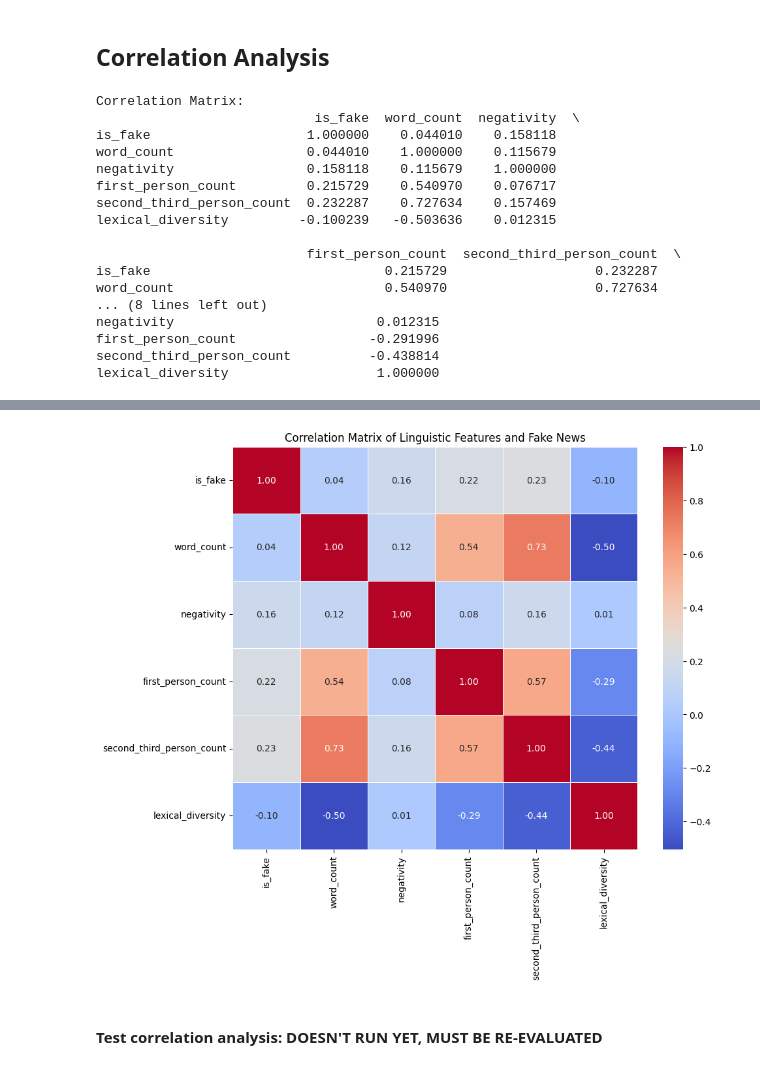
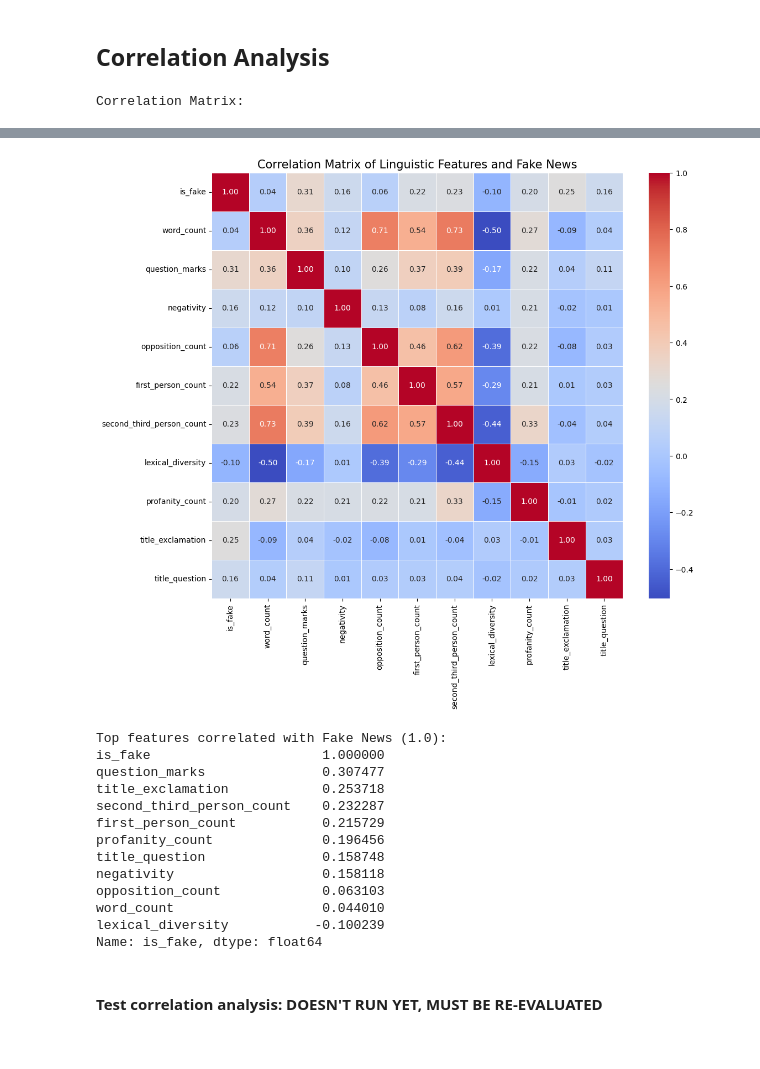
Before and after one commit to rhodemilk/fakeornah, a Jupyter notebook: FakeOrReal.ipynb, the cells around one changed output, grey strips where cells are left out. Cells and saved outputs as stored; diff of their text form; code cells hidden in the pictures.

```diff
--- a/FakeOrReal.ipynb
+++ b/FakeOrReal.ipynb
@@ -423,6 +462,12 @@ df_true['lexical_diversity'].hist()
 # %% [markdown]
 ## Correlation Analysis
 # %%
+## Correlation Analysis
+import pandas as pd
+import seaborn as sns
+import matplotlib.pyplot as plt
+
+# --- 1. Data Preparation ---
 # Create a target variable: 1 for fake, 0 for true
 df_fake['is_fake'] = 1
 df_true['is_fake'] = 0
@@ -430,48 +475,42 @@ df_true['is_fake'] = 0
 # Combine into a single DataFrame
 df_combined = pd.concat([df_fake, df_true], ignore_index=True)
 
+# --- 2. Correlation Calculation ---
+# We select ALL the numerical columns we calculated earlier
+numerical_features = [
+    'is_fake',                    # The Target (0 or 1)
+    'word_count',                 # Feature 1
+    'question_marks',             # Feature 2 (was missing)
+    'negativity',                 # Feature 3
+    'opposition_count',           # Feature 4 (was missing)
+    'first_person_count',         # Feature 5
+    'second_third_person_count',  # Feature 5 (Fixed syntax error here)
+    'lexical_diversity',          # Feature 6
+    'profanity_count',            # Feature 7 (was missing)
+    'title_exclamation',          # Feature 8 (was missing)
+    'title_question'              # Feature 8 (was missing)
+]
 
-# --- 2. Correlation Calculation ---
-# Select only the numerical columns for the analysis
-numerical_features = [
-    'is_fake',
-    'word_count',
-    'negativity',
-    'first_person_count',
-    'second_third_person_count
-    'lexical_diversity',
-
-]
+# Create a subset dataframe with only these columns
 df_corr = df_combined[numerical_features]
 
 # Calculate the correlation matrix
 correlation_matrix = df_corr.corr()
 
-
 # --- 3. Visualization ---
 print("Correlation Matrix:")
-print(correlation_matrix)
+display(correlation_matrix)
 
 # Create a heatmap
-plt.figure(figsize=(10, 8))
+# Increased figure size to accommodate the extra columns
+plt.figure(figsize=(12, 10))
 sns.heatmap(correlation_matrix, annot=True, cmap='coolwarm', fmt='.2f', linewidths=.5)
-plt.title('Correlation Matrix of Linguistic Features and Fake News')
+plt.title('Correlation Matrix of Linguistic Features and Fake News', fontsize=15)
 plt.show()
+
+# --- 4. Analysis Helper ---
+# This prints which features are most strongly correlated with being Fake
+print("\nTop features correlated with Fake News (1.0):")
+print(correlation_matrix['is_fake'].sort_values(ascending=False))
 # %% [output]
 Correlation Matrix:
-                            is_fake  word_count  negativity  \
-is_fake                    1.000000    0.044010    0.158118
-word_count                 0.044010    1.000000    0.115679
-negativity                 0.158118    0.115679    1.000000
-first_person_count         0.215729    0.540970    0.076717
-second_third_person_count  0.232287    0.727634    0.157469
-lexical_diversity         -0.100239   -0.503636    0.012315
-
-                           first_person_count  second_third_person_count  \
-is_fake                              0.215729                   0.232287
-word_count                           0.540970                   0.727634
-... (8 lines left out)
-negativity                          0.012315
-first_person_count                 -0.291996
-second_third_person_count          -0.438814
-lexical_diversity                   1.000000
@@ -478,4 +529,17 @@ lexical_diversity                   1.000000
-[figure, old version]
+[figure, new version]
+Top features correlated with Fake News (1.0):
+is_fake                      1.000000
+question_marks               0.307477
+title_exclamation            0.253718
+second_third_person_count    0.232287
+first_person_count           0.215729
+profanity_count              0.196456
+title_question               0.158748
+negativity                   0.158118
+opposition_count             0.063103
+word_count                   0.044010
+lexical_diversity           -0.100239
+Name: is_fake, dtype: float64
 # %% [markdown]
 #### Test correlation analysis: DOESN'T RUN YET, MUST BE RE-EVALUATED
 # %%
```
Also changed, not shown: parts of 6 cells of this notebook.
